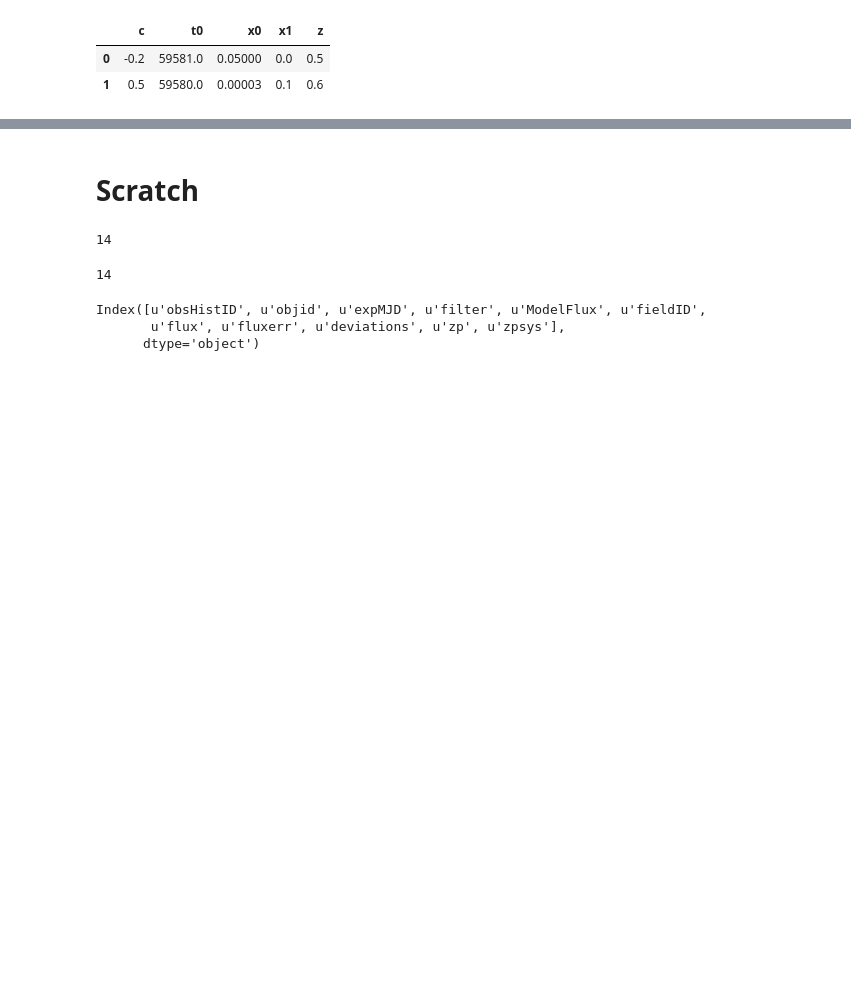
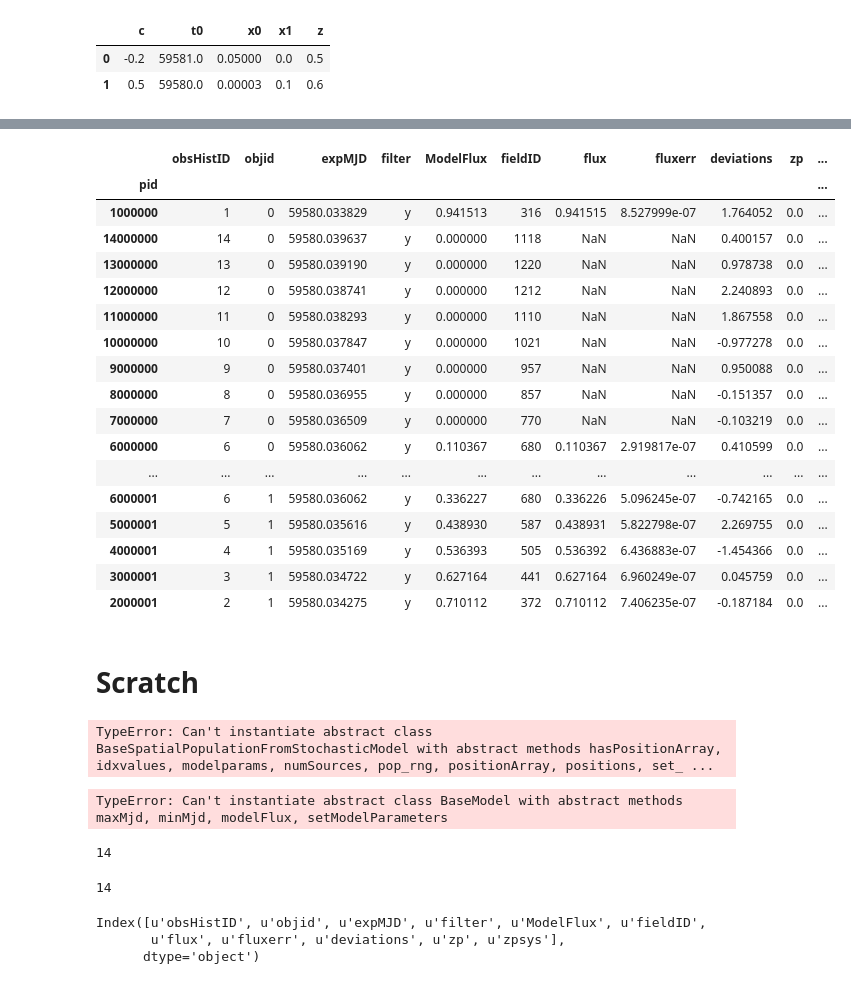
Before and after one commit to rbiswas4/SimPRVO, a Jupyter notebook: examples/Demo_BasicSimulations.ipynb, the cells around one changed output, grey strips where cells are left out. Saved outputs shown, nothing was run; the diff lists cells and outputs as text; code cells hidden in the pictures; blank space fills up the shorter version.

Commit message:
Working example of BaseModel and BasePopulation
	modified:   examples/Demo_BasicSimulations.ipynb
	modified:   varsim/simulations.py

```diff
--- a/examples/Demo_BasicSimulations.ipynb
+++ b/examples/Demo_BasicSimulations.ipynb
@@ -228,0 +365,2 @@ pop_sim_df
+# %%
+phot_simt_df = pd.read_hdf('stp_phot_all.hdf', key='sim1')
@@ -229,2 +421,23 @@ pop_sim_df
+# %%
+phot_simt_df
+# %% [output]
+|  | obsHistID | objid | expMJD | filter | ModelFlux | fieldID | flux | fluxerr | deviations | zp | ... |
+| pid |  |  |  |  |  |  |  |  |  |  | ... |
+| 1000000 | 1 | 0 | 59580.033829 | y | 0.941513 | 316 | 0.941515 | 8.527999e-07 | 1.764052 | 0.0 | ... |
+| 14000000 | 14 | 0 | 59580.039637 | y | 0.000000 | 1118 | NaN | NaN | 0.400157 | 0.0 | ... |
+| 13000000 | 13 | 0 | 59580.039190 | y | 0.000000 | 1220 | NaN | NaN | 0.978738 | 0.0 | ... |
+| 12000000 | 12 | 0 | 59580.038741 | y | 0.000000 | 1212 | NaN | NaN | 2.240893 | 0.0 | ... |
+| 11000000 | 11 | 0 | 59580.038293 | y | 0.000000 | 1110 | NaN | NaN | 1.867558 | 0.0 | ... |
+| 10000000 | 10 | 0 | 59580.037847 | y | 0.000000 | 1021 | NaN | NaN | -0.977278 | 0.0 | ... |
+| 9000000 | 9 | 0 | 59580.037401 | y | 0.000000 | 957 | NaN | NaN | 0.950088 | 0.0 | ... |
+| 8000000 | 8 | 0 | 59580.036955 | y | 0.000000 | 857 | NaN | NaN | -0.151357 | 0.0 | ... |
+| 7000000 | 7 | 0 | 59580.036509 | y | 0.000000 | 770 | NaN | NaN | -0.103219 | 0.0 | ... |
+| 6000000 | 6 | 0 | 59580.036062 | y | 0.110367 | 680 | 0.110367 | 2.919817e-07 | 0.410599 | 0.0 | ... |
+| ... | ... | ... | ... | ... | ... | ... | ... | ... | ... | ... | ... |
+| 6000001 | 6 | 1 | 59580.036062 | y | 0.336227 | 680 | 0.336226 | 5.096245e-07 | -0.742165 | 0.0 | ... |
+| 5000001 | 5 | 1 | 59580.035616 | y | 0.438930 | 587 | 0.438931 | 5.822798e-07 | 2.269755 | 0.0 | ... |
+| 4000001 | 4 | 1 | 59580.035169 | y | 0.536393 | 505 | 0.536392 | 6.436883e-07 | -1.454366 | 0.0 | ... |
+| 3000001 | 3 | 1 | 59580.034722 | y | 0.627164 | 441 | 0.627164 | 6.960249e-07 | 0.045759 | 0.0 | ... |
+| 2000001 | 2 | 1 | 59580.034275 | y | 0.710112 | 372 | 0.710112 | 7.406235e-07 | -0.187184 | 0.0 | ... |
 # %% [markdown]
 # Scratch
@@ -231,3 +446,11 @@ pop_sim_df
+# %%
+class SpatialPopulation()
+# %% [output]
+TypeError: Can't instantiate abstract class BaseSpatialPopulationFromStochasticModel with abstract methods hasPositionArray, idxvalues, modelparams, numSources, pop_rng, positionArray, positions, set_ ...
+# %%
+b = BaseModel()
+# %% [output]
+TypeError: Can't instantiate abstract class BaseModel with abstract methods maxMjd, minMjd, modelFlux, setModelParameters
 # %%
 from varsim import BasePopulationFromStochasticModel
 # %%
```
Also changed, not shown: parts of 51 cells of this notebook, 1 other file.
